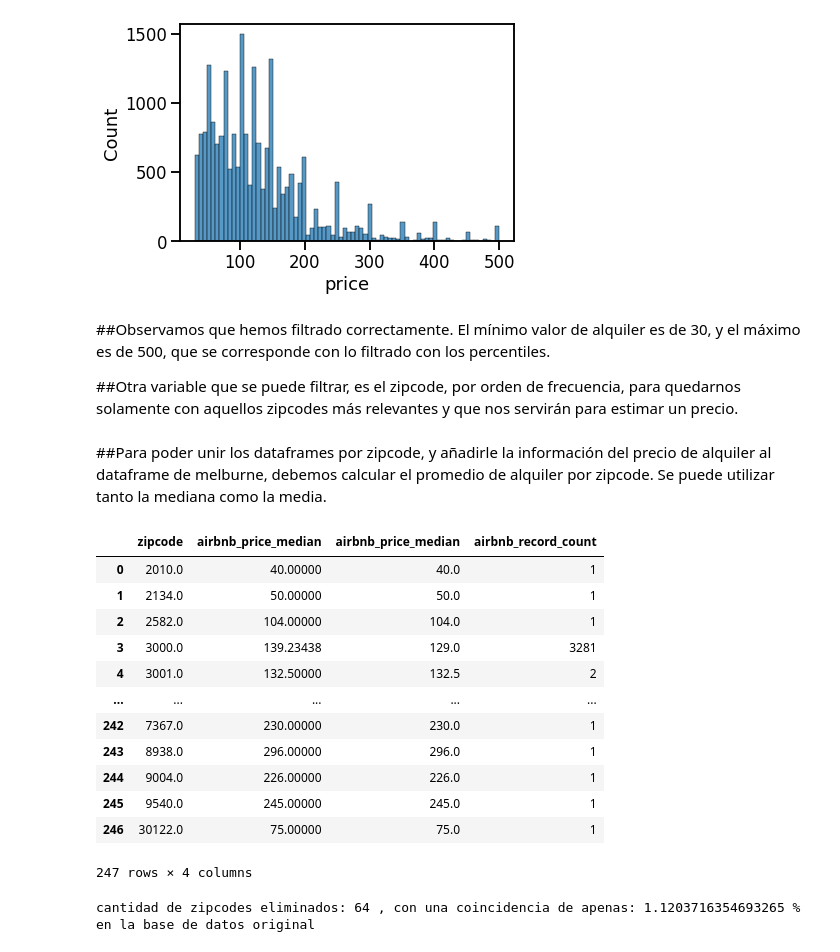
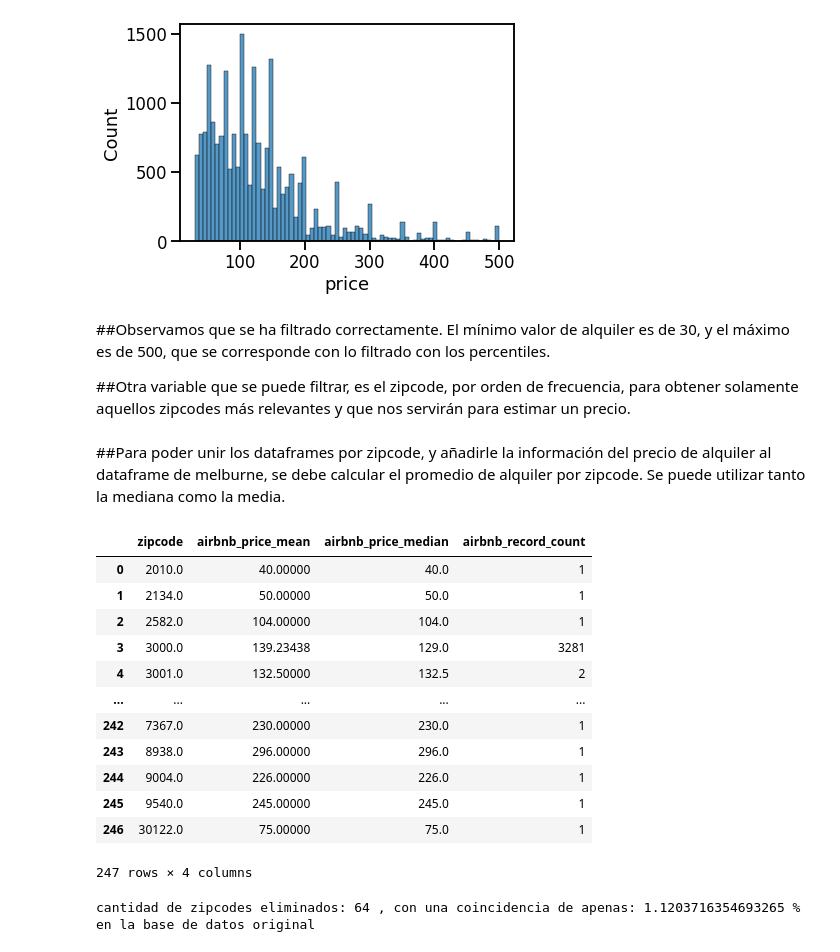
Before and after one commit to donlucas1/Grupo10, a Jupyter notebook: eycd/Grupo_10_EyCD_Entregable_Parte_1_y_2.ipynb, the cells around one changed output. Drawn from its saved outputs; the diff is of its cells as text; code cells hidden in the pictures.

```diff
--- a/eycd/Grupo_10_EyCD_Entregable_Parte_1_y_2.ipynb
+++ b/eycd/Grupo_10_EyCD_Entregable_Parte_1_y_2.ipynb
@@ -1043,31 +1060,31 @@ seaborn.histplot(copy_airbnb_df.price)
 <matplotlib.axes._subplots.AxesSubplot at 0x...>
 [figure]
 # %% [markdown]
-##Observamos que hemos filtrado correctamente. El mínimo valor de alquiler es de 30, y el máximo es de 500, que se corresponde con lo filtrado con los percentiles.
+##Observamos que se ha filtrado correctamente. El mínimo valor de alquiler es de 30, y el máximo es de 500, que se corresponde con lo filtrado con los percentiles.
 
-##Otra variable que se puede filtrar, es el zipcode, por orden de frecuencia, para quedarnos solamente con aquellos zipcodes más relevantes y que nos servirán para estimar un precio.
+##Otra variable que se puede filtrar, es el zipcode, por orden de frecuencia, para obtener solamente aquellos zipcodes más relevantes y que nos servirán para estimar un precio.
 # %% [markdown]
-##Para poder unir los dataframes por zipcode, y añadirle la información del precio de alquiler al dataframe de melburne, debemos calcular el promedio de alquiler por zipcode. Se puede utilizar tanto la mediana como la media.
+##Para poder unir los dataframes por zipcode, y añadirle la información del precio de alquiler al dataframe de melburne, se debe calcular el promedio de alquiler por zipcode. Se puede utilizar tanto la mediana como la media.
 # %%
 relevant_cols = ['price', 'zipcode' ]
 
 # Pass a dictionary where the keys are the original columns to aggregate and
 # the values are the operations (or list of operations).
 
 airbnb_price_by_zipcode = copy_airbnb_df[relevant_cols].groupby('zipcode')\
   .agg({'price': ['mean', 'median', 'count']})\
   .reset_index()
 # Flatten the two level columns
 airbnb_price_by_zipcode.columns = [
   ' '.join(col).strip()
   for col in airbnb_price_by_zipcode.columns.values]
 # Rename columns
 airbnb_price_by_zipcode = airbnb_price_by_zipcode.rename(
-    columns={'price mean': 'airbnb_price_median','price median': 'airbnb_price_median', 'price count': 'airbnb_record_count'})
+    columns={'price mean': 'airbnb_price_mean','price median': 'airbnb_price_median', 'price count': 'airbnb_record_count'})
 
 airbnb_price_by_zipcode
 # %% [output]
-|  | zipcode | airbnb_price_median | airbnb_price_median | airbnb_record_count |
+|  | zipcode | airbnb_price_mean | airbnb_price_median | airbnb_record_count |
 | 0 | 2010.0 | 40.00000 | 40.0 | 1 |
 | 1 | 2134.0 | 50.00000 | 50.0 | 1 |
 | 2 | 2582.0 | 104.00000 | 104.0 | 1 |
```
Also changed, not shown: parts of 84 cells of this notebook.
